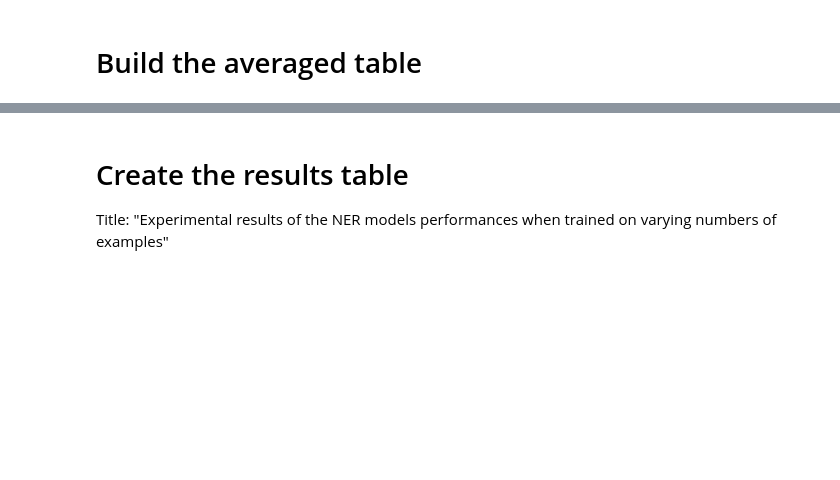
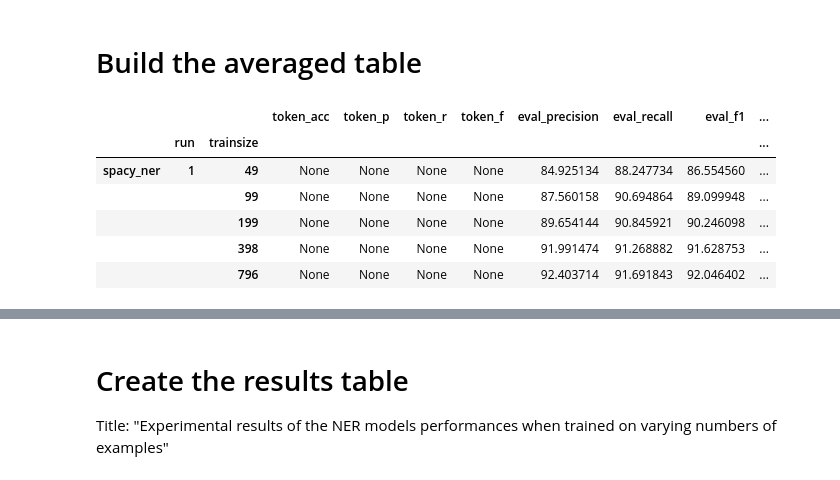
Before and after one commit to soduco/paper-ner-bench-das22, a Jupyter notebook: src/ner/30-experiment-1-figures.ipynb, the cells around one changed output, grey strips where cells are left out. Saved outputs shown, nothing was run; the diff lists cells and outputs as text; code cells hidden in the pictures; blank space fills up the shorter version.

```diff
--- a/src/ner/30-experiment-1-figures.ipynb
+++ b/src/ner/30-experiment-1-figures.ipynb
@@ -35,7 +70,17 @@ metrics
 # %%
 # Store p/r/f1 as percentages
 eval_ = ["eval_f1","eval_precision","eval_recall"]
-metrics[eval_] = metrics[eval_].multiply(100., axis=1)
+metrics = metrics_raw.copy()
+metrics[eval_] = metrics_raw[eval_].multiply(100., axis=1)
+metrics.head()
+# %% [output]
+|  |  |  | token_acc | token_p | token_r | token_f | eval_precision | eval_recall | eval_f1 | ... |
+|  | run | trainsize |  |  |  |  |  |  |  | ... |
+| spacy_ner | 1 | 49 | None | None | None | None | 84.925134 | 88.247734 | 86.554560 | ... |
+|  |  | 99 | None | None | None | None | 87.560158 | 90.694864 | 89.099948 | ... |
+|  |  | 199 | None | None | None | None | 89.654144 | 90.845921 | 90.246098 | ... |
+|  |  | 398 | None | None | None | None | 91.991474 | 91.268882 | 91.628753 | ... |
+|  |  | 796 | None | None | None | None | 92.403714 | 91.691843 | 92.046402 | ... |
 # %%
 # Average over runs
 averaged = metrics.groupby(level=0).apply(lambda grp: grp.groupby(by="trainsize").mean())
```
Also changed, not shown: parts of 7 cells of this notebook, 2 other files.
